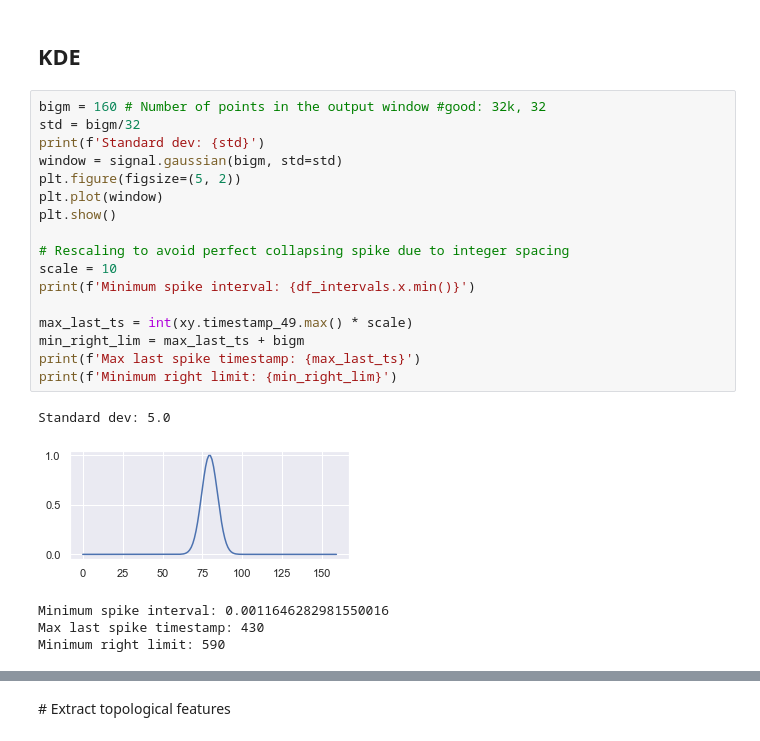
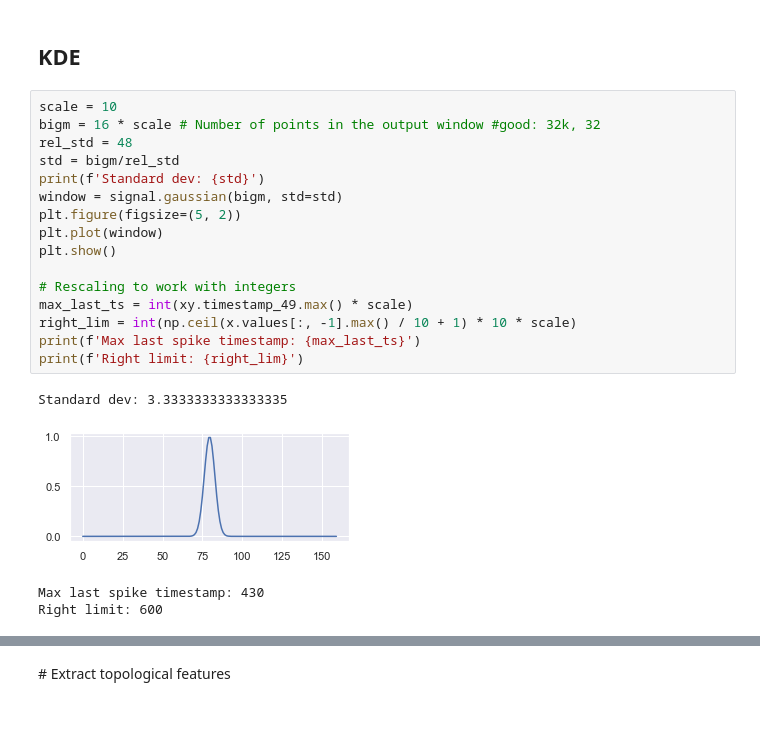
Before and after one commit to nphilou/topollini, a Jupyter notebook: informal_code.ipynb, the cells around one changed output, grey strips where cells are left out. Cells and saved outputs as stored; diff of their text form.

```diff
--- a/informal_code.ipynb
+++ b/informal_code.ipynb
@@ -128,28 +147,26 @@ Random neurons
 # %% [markdown]
 ## KDE
 # %%
-bigm = 160 # Number of points in the output window #good: 32k, 32
-std = bigm/32
+scale = 10
+bigm = 16 * scale # Number of points in the output window #good: 32k, 32
+rel_std = 48
+std = bigm/rel_std
 print(f'Standard dev: {std}')
 window = signal.gaussian(bigm, std=std)
 plt.figure(figsize=(5, 2))
 plt.plot(window)
 plt.show()
 
-# Rescaling to avoid perfect collapsing spike due to integer spacing
-scale = 10
-print(f'Minimum spike interval: {df_intervals.x.min()}')
-
+# Rescaling to work with integers
 max_last_ts = int(xy.timestamp_49.max() * scale)
-min_right_lim = max_last_ts + bigm
+right_lim = int(np.ceil(x.values[:, -1].max() / 10 + 1) * 10 * scale)
 print(f'Max last spike timestamp: {max_last_ts}')
-print(f'Minimum right limit: {min_right_lim}')
+print(f'Right limit: {right_lim}')
 # %% [output]
-Standard dev: 5.0
+Standard dev: 3.3333333333333335
-[figure, old version]
+[figure, new version]
-Minimum spike interval: 0.0011646282981550016
 Max last spike timestamp: 430
-Minimum right limit: 590
+Right limit: 600
 # %%
 %%time
 samples_per_label = 30 #150
```
Also changed, not shown: parts of 43 cells of this notebook, 12 other files.
